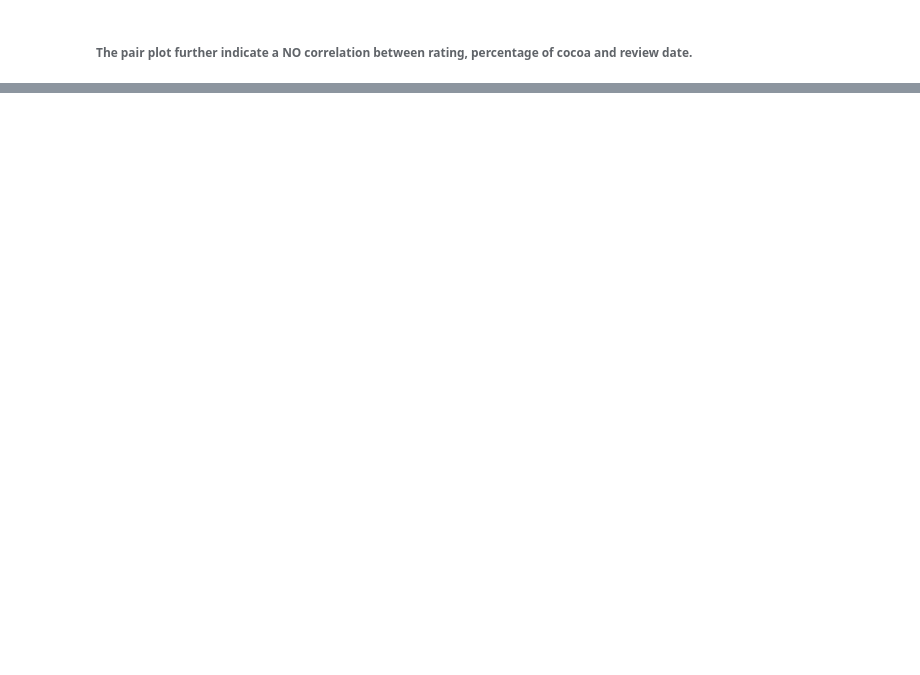
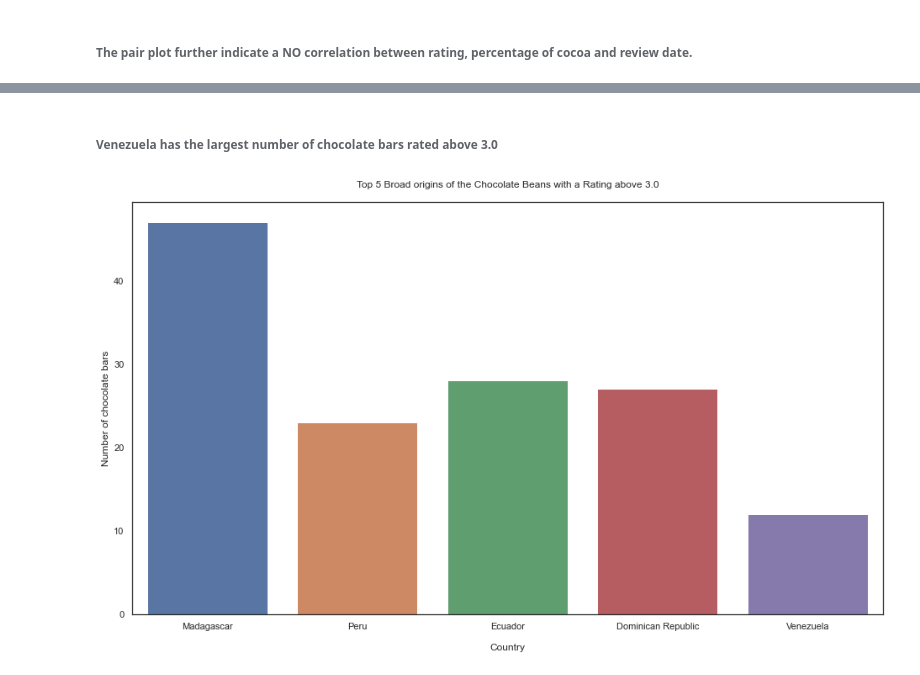
Before and after one commit to iamensah/Exploratory-Data-Analysis, a Jupyter notebook: EDA on Flavour of Cacao.ipynb, the cells around one changed output, grey strips where cells are left out. Drawn from its saved outputs; the diff is of its cells as text; code cells hidden in the pictures; blank space fills up the shorter version.

```diff
--- a/EDA on Flavour of Cacao.ipynb
+++ b/EDA on Flavour of Cacao.ipynb
@@ -383,0 +387,17 @@ sns.pairplot(data);
+# %%
+# countries with the most reviews
+countries=data['broad_bean_origin'].value_counts().index.tolist()[:5]
+
+# countries has the top 5 countries in terms of reviews
+satisfactory={} # empty dictionary
+for i in countries:
+    count=0
+    best_country=data[data['broad_bean_origin']==i]
+    best_rating=best_country[best_country['rating']>=3] # rating more than 4
+    for j in best_rating['rating']:
+        count+=1
+        satisfactory[i]=count
+
+satisfactory = pd.DataFrame(list(satisfactory.items()),columns = ['Country','Number of Chocolate Bars'])
+
+satisfactory
@@ -383,0 +411,14 @@ sns.pairplot(data);
+# %% [markdown]
+###### Venezuela has the largest number of chocolate bars rated above 3.0
+# %%
+# Code to visualize the countries that give best cocoa beans
+satisfactory = pd.DataFrame(satisfactory).reset_index()
+sns.set(style='white')
+plt.figure(figsize=(16,9))
+sns.barplot(x='Country', y='Number of Chocolate Bars', data=satisfactory)
+plt.xlabel('\nCountry')
+plt.ylabel('Number of chocolate bars')
+plt.title("Top 5 Broad origins of the Chocolate Beans with a Rating above 3.0\n")
+plt.show()
+# %% [output]
+[figure, added]
```
Also changed, not shown: parts of 26 cells of this notebook.
